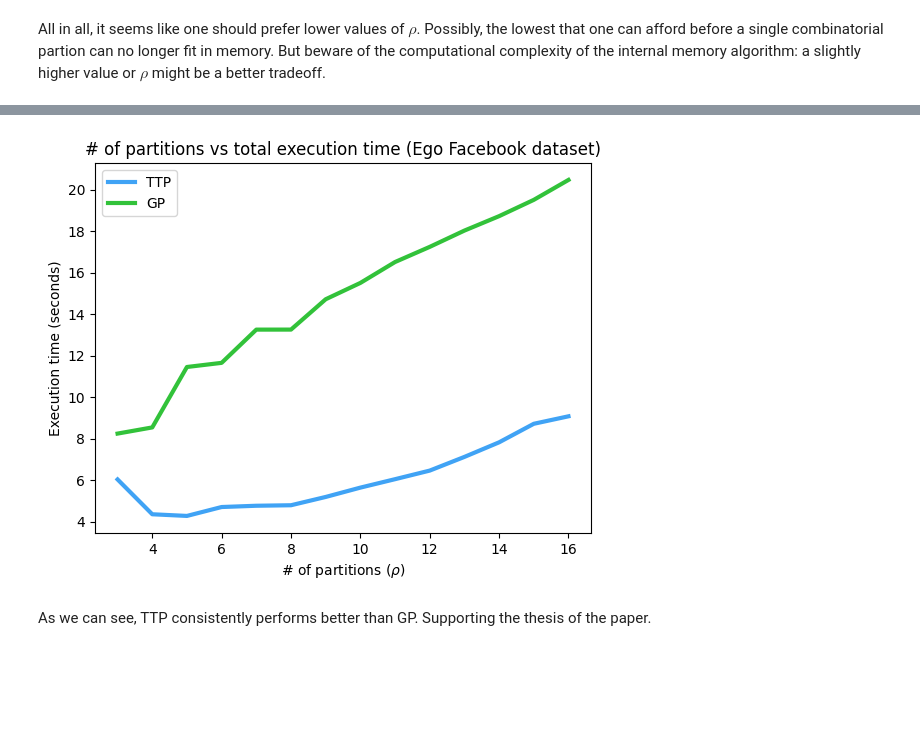
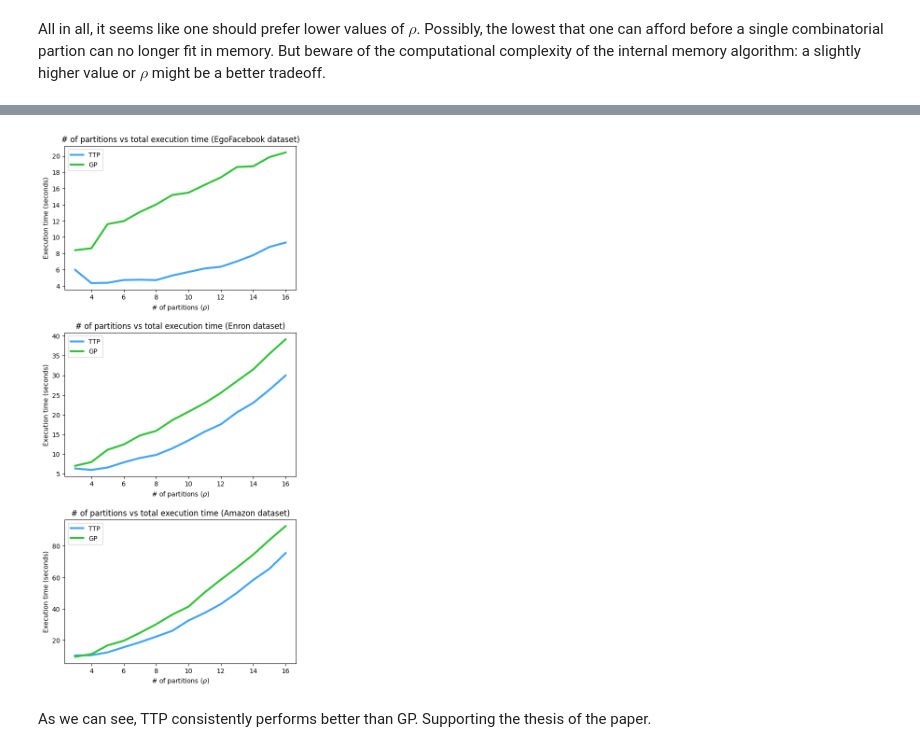
Before and after one commit to eliaperantoni/deltac, a Jupyter notebook: project.ipynb, the cells around one changed output, grey strips where cells are left out. Saved outputs shown, nothing was run; the diff lists cells and outputs as text; code cells hidden in the pictures; blank space fills up the shorter version.

```diff
--- a/project.ipynb
+++ b/project.ipynb
@@ -434,8 +454,11 @@ RHO = 4
 # %%
-fig1 = plt.figure()
-plt.plot(rhos, times, c="#40a3f5", linewidth=3)
-plt.title("# of partitions vs total execution time (Ego Facebook dataset)")
-plt.xlabel("# of partitions ($\\rho$)")
-plt.ylabel("Execution time (seconds)")
+fig1 = plt.figure(figsize=(6.4, 4.8 * 3))
+for i, test in enumerate(bench_tests):
+    plt.subplot(len(bench_tests), 1, i+1)
+    plt.plot(rhos, times[test["name"]], c="#40a3f5", linewidth=3)
+    plt.title(f"# of partitions vs total execution time ({test['name']} dataset)")
+    plt.xlabel("# of partitions ($\\rho$)")
+    plt.ylabel("Execution time (seconds)")
+plt.subplots_adjust(hspace=0.3)
 plt.savefig("img/rho_time.png", dpi=400)
 # %% [output]
@@ -451,10 +474,13 @@ Not only that, lower values of $\rho$ mean that more and more triangles become T
 
 Let's now take a look at the size of shuffled data:
 # %%
-fig2 = plt.figure()
-plt.plot(rhos, shuffle_bytes, c="#2bd95f", linewidth=3)
-plt.title("# of partitions vs shuffle bytes (Ego Facebook dataset)")
-plt.xlabel("# of partitions ($\\rho$)")
-plt.ylabel("# shuffle bytes")
+fig2 = plt.figure(figsize=(6.4, 4.8 * 3))
+for i, test in enumerate(bench_tests):
+    plt.subplot(len(bench_tests), 1, i+1)
+    plt.plot(rhos, shuffle_bytes[test["name"]], c="#2bd95f", linewidth=3)
+    plt.title(f"# of partitions vs shuffle bytes ({test['name']} dataset)")
+    plt.xlabel("# of partitions ($\\rho$)")
+    plt.ylabel("# shuffle bytes")
+plt.subplots_adjust(hspace=0.3)
 plt.savefig("img/rho_data.png", dpi=400)
 # %% [output]
@@ -609,14 +642,17 @@ RHO = 4
 # %%
-fig4 = plt.figure()
-plt.plot(rhos, times_ttp, c="#40a3f5", linewidth=3, label="TTP")
-plt.plot(rhos, times_gp, c="#32c23a", linewidth=3, label="GP")
-plt.title("# of partitions vs total execution time (Ego Facebook dataset)")
-plt.xlabel("# of partitions ($\\rho$)")
-plt.ylabel("Execution time (seconds)")
-plt.legend()
+fig4 = plt.figure(figsize=(6.4, 4.8 * 3))
+for i, test in enumerate(bench_tests):
+    plt.subplot(len(bench_tests), 1, i+1)
+    plt.plot(rhos, times_ttp[test["name"]], c="#40a3f5", linewidth=3, label="TTP")
+    plt.plot(rhos, times_gp[test["name"]], c="#32c23a", linewidth=3, label="GP")
+    plt.title(f"# of partitions vs total execution time ({test['name']} dataset)")
+    plt.xlabel("# of partitions ($\\rho$)")
+    plt.ylabel("Execution time (seconds)")
+    plt.legend()
+plt.subplots_adjust(hspace=0.3)
 plt.savefig("img/vs_gp_time.png", dpi=400)
 # %% [output]
-[figure, old version]
+[figure, new version]
 # %% [markdown]
 As we can see, TTP consistently performs better than GP. Supporting the thesis of the paper.
 # %%
```
Also changed, not shown: parts of 11 cells of this notebook, 6 other files.
